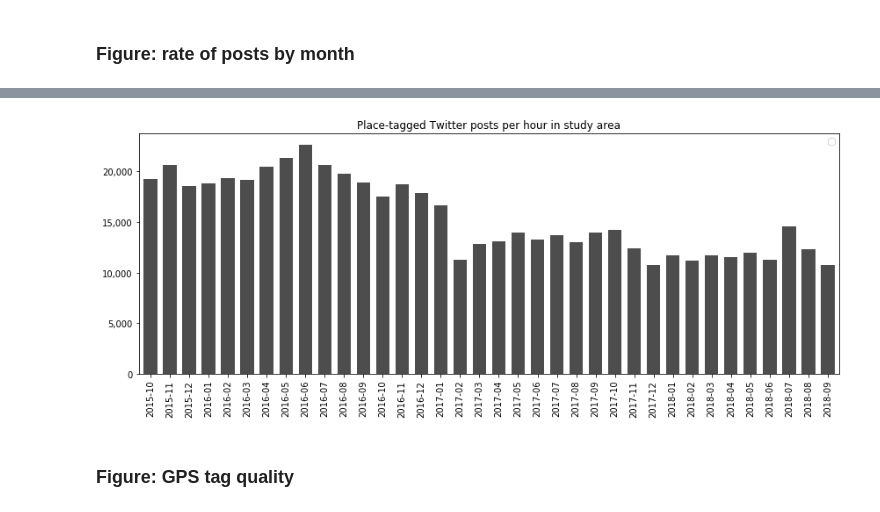
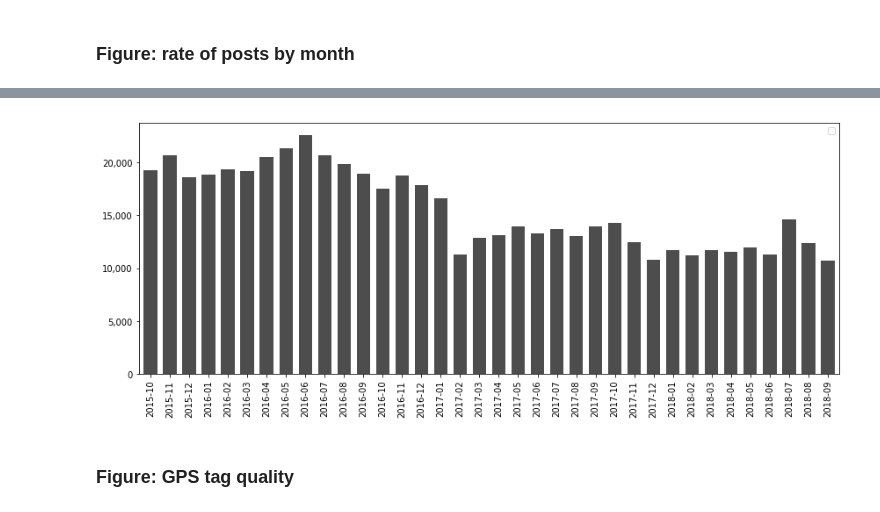
Before and after one commit to smmaurer/place-tagged-posts, a Jupyter notebook: 2018-11-figures.ipynb, the cells around one changed output, grey strips where cells are left out. Saved outputs shown, nothing was run; the diff lists cells and outputs as text; code cells hidden in the pictures.

```diff
--- a/2018-11-figures.ipynb
+++ b/2018-11-figures.ipynb
@@ -65,27 +65,27 @@ Wall time: 4min 50s
 # %%
 ym, value = ([], [])
 
 for doc in c1:
     if doc['_id']['y'] is not None:
         ym.append(str(doc['_id']['y']) + '-' + str(doc['_id']['m']).zfill(2))
         value.append(doc['value'])
 
 df = pd.DataFrame({'ym': ym, 'value': value}).sort_values('ym')
 
 fig, ax = plt.subplots(figsize=(12,5))
 df.plot.bar(x='ym', y='value', width=0.7, ax=ax, facecolor=(0.3,0.3,0.3))
 
-plt.title('Place-tagged Twitter posts per hour in study area')
+#plt.title('Place-tagged Twitter posts per hour in study area')
 ax.legend('')
 ax.set_xlabel('')
 
 ax.get_yaxis().set_major_formatter(
     matplotlib.ticker.FuncFormatter(lambda x, p: format(int(x), ',')))
 
 plt.tight_layout()
 plt.show()
 # %% [output]
-[figure, old version]
+[figure, new version]
 # %%
 fig.savefig('output/fig-post-volume.pdf')
 # %% [markdown]
```
Also changed, not shown: parts of 6 cells of this notebook, 2 other files.
